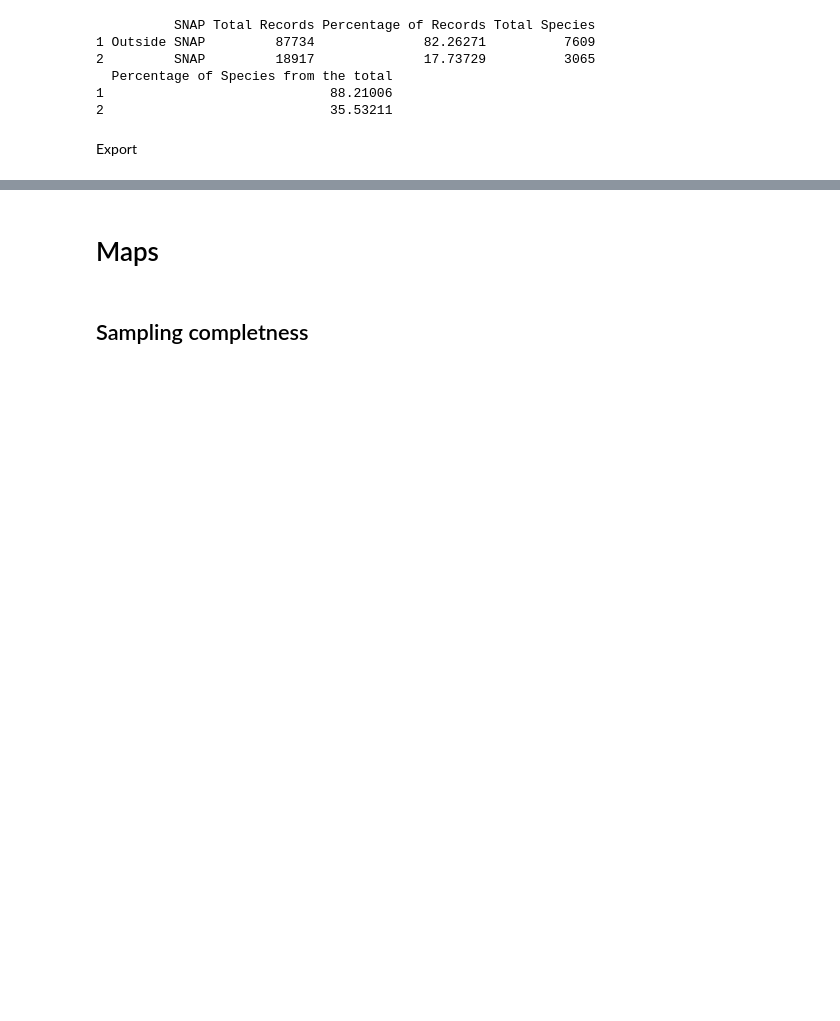
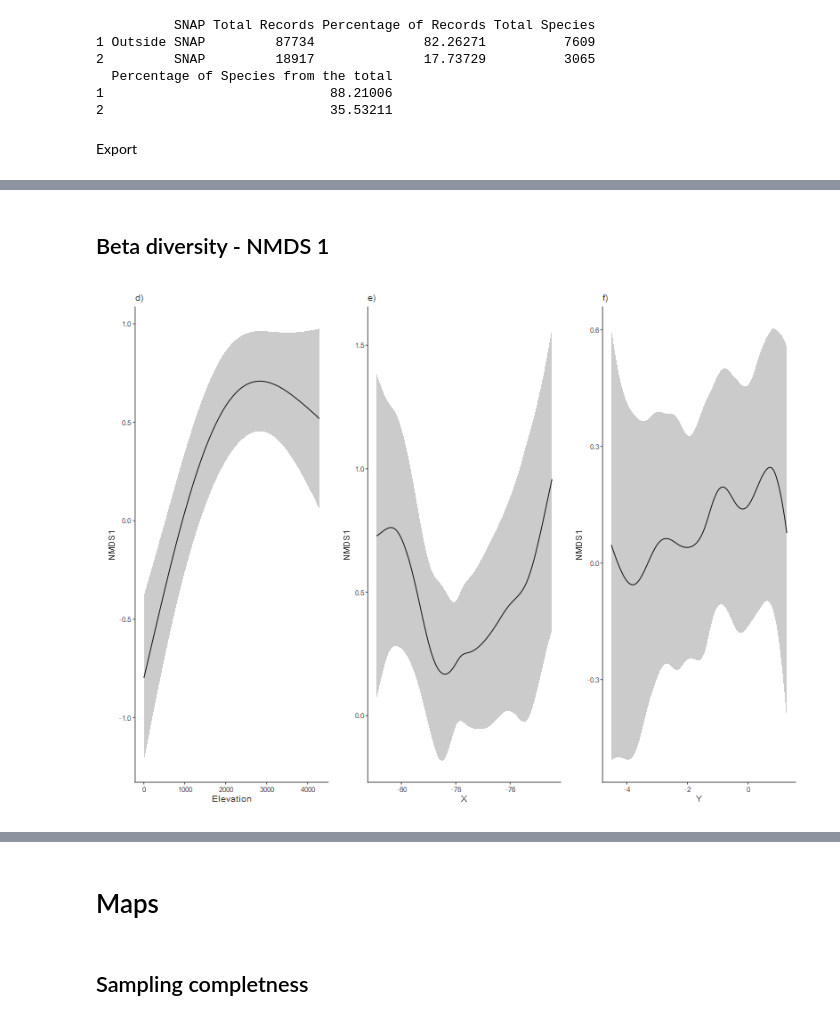
Before and after one commit to daningMontano/Spatial_insect_diversity, a Jupyter notebook: 6_Report.ipynb, the cells around one changed output, grey strips where cells are left out. Cells and saved outputs as stored; diff of their text form; code cells hidden in the pictures; blank space fills up the shorter version.

```diff
--- a/6_Report.ipynb
+++ b/6_Report.ipynb
@@ -718,0 +817,30 @@ saveWorkbook(wb, file = out_file, overwrite = TRUE)
+# %% [markdown]
+## Beta diversity - NMDS 1
+# %%
+
+nmds1_gam <- readRDS("Results/Reports/GAMs/partial_effects_nmds1.rds")
+
+nmds1_elev <- ggplot(nmds1_gam$new_elev, aes(elev_mean, fit)) +
+  geom_line() +
+  geom_ribbon(aes(ymin = lower, ymax = upper), alpha = 0.25) +
+  labs(x = "Elevation", y = "NMDS1") +
+  ggtitle("d)")+
+  base_theme
+
+nmds1_lon <- ggplot(nmds1_gam$new_x, aes(centroid_x, fit)) +
+  geom_line() +
+  geom_ribbon(aes(ymin = lower, ymax = upper), alpha = 0.25) +
+  labs(x = "X", y = "NMDS1") +
+  ggtitle("e)")+
+    base_theme
+
+nmds1_lat <- ggplot(nmds1_gam$new_y, aes(centroid_y, fit)) +
+  geom_line() +
+  geom_ribbon(aes(ymin = lower, ymax = upper), alpha = 0.25) +
+  labs(x = "Y", y = "NMDS1") +
+  ggtitle("f)")+
+    base_theme
+
+(nmds1_elev | nmds1_lon | nmds1_lat)
+# %% [output]
+[figure, added]
```
Also changed, not shown: parts of 10 cells of this notebook, 8 other files.
